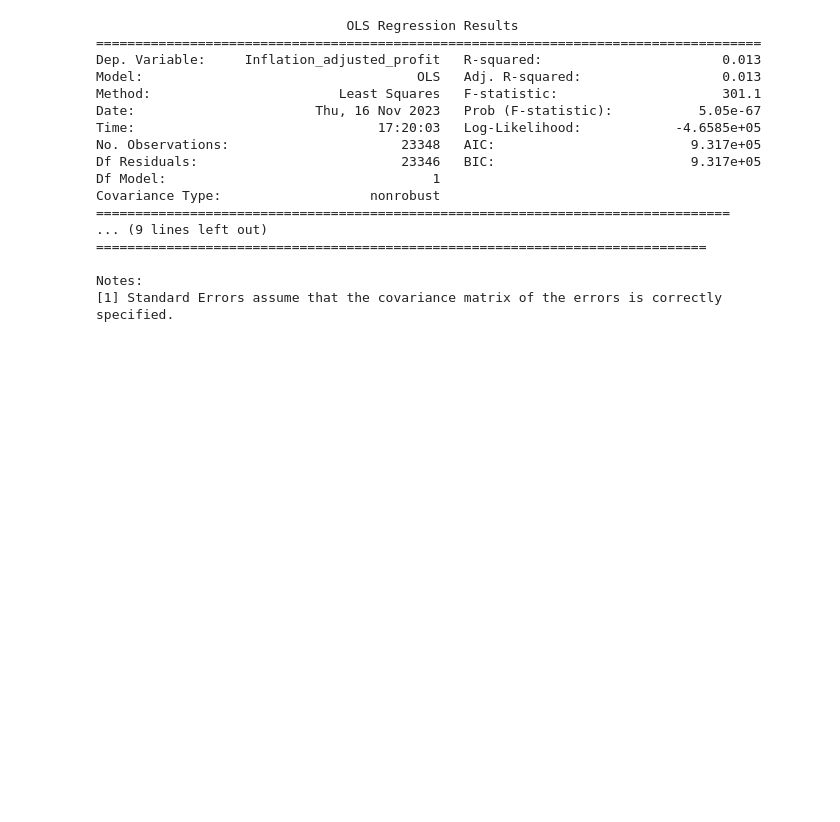
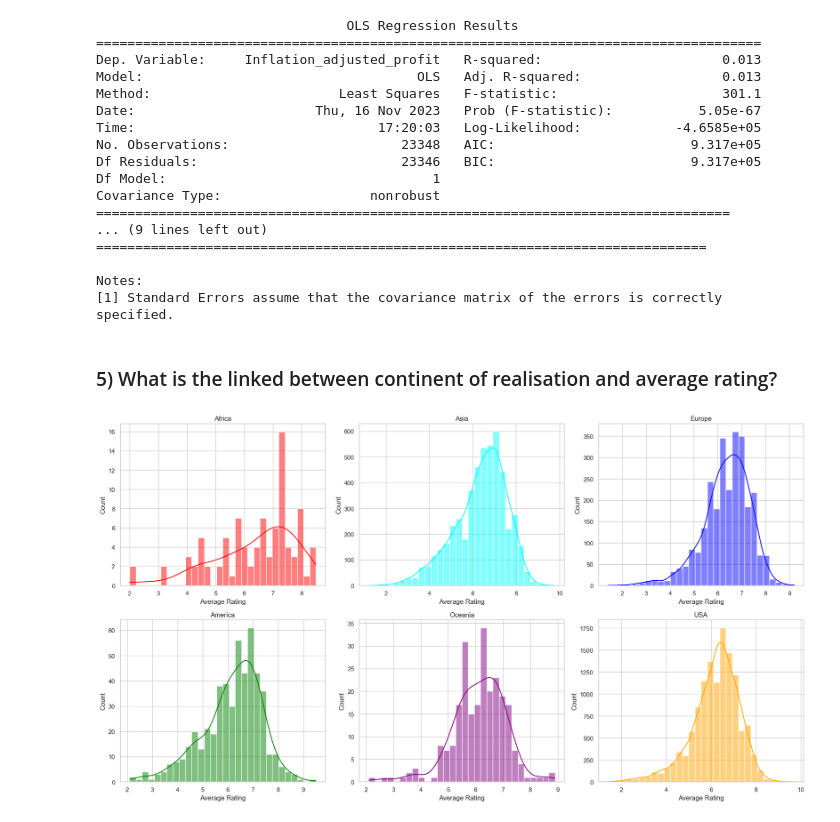
Before and after one commit to epfl-ada/ada-2023-project-bavmaresearch, a Jupyter notebook: Code/analysis_milestone_2.ipynb, the cells around one changed output. Saved outputs shown, nothing was run; the diff lists cells and outputs as text; code cells hidden in the pictures; blank space fills up the shorter version.

Commit message:
add countries ratings

```diff
--- a/Code/analysis_milestone_2.ipynb
+++ b/Code/analysis_milestone_2.ipynb
@@ -281,3 +281,42 @@ Covariance Type:                   nonrobust
 
 Notes:
 [1] Standard Errors assume that the covariance matrix of the errors is correctly specified.
+# %% [markdown]
+### 5) What is the linked between continent of realisation and average rating?
+# %%
+ig, axes = plt.subplots(nrows = 2, ncols = 3, figsize = (18, 10))
+
+sns.histplot(data = df_movie[df_movie.Main_continent == 'Africa'], bins=30, kde=True, x = 'averageRating', ax = axes[0, 0], color='red')
+axes[0, 0].set_title('Africa')
+axes[0, 0].set_xlabel('Average Rating')
+axes[0, 0].set_ylabel('Count')
+sns.histplot(data = df_movie[df_movie.Main_continent == 'Asia'], bins=30, kde=True, x = 'averageRating', ax = axes[0, 1], color='cyan')
+axes[0, 1].set_title('Asia')
+axes[0, 1].set_xlabel('Average Rating')
+axes[0, 1].set_ylabel('Count')
+sns.histplot(data = df_movie[df_movie.Main_continent == 'Europe'], bins=30, kde=True, x = 'averageRating', ax = axes[0, 2], color = 'blue')
+axes[0, 2].set_title('Europe')
+axes[0, 2].set_xlabel('Average Rating')
+axes[0, 2].set_ylabel('Count')
+sns.histplot(data = df_movie[df_movie.Main_continent == 'America'], bins=30, kde=True, x = 'averageRating', ax = axes[1, 0], color = 'green')
+axes[1, 0].set_title('America')
+axes[1, 0].set_xlabel('Average Rating')
+axes[1, 0].set_ylabel('Count')
+sns.histplot(data = df_movie[df_movie.Main_continent == 'Oceania'], bins=30, kde=True, x = 'averageRating', ax = axes[1, 1], color = 'purple')
+axes[1, 1].set_title('Oceania')
+axes[1, 1].set_xlabel('Average Rating')
+axes[1, 1].set_ylabel('Count')
+sns.histplot(data = df_movie[df_movie.Main_continent == 'USA'], bins=30, kde=True, x = 'averageRating', ax = axes[1, 2], color='orange')
+axes[1, 2].set_title('USA')
+axes[1, 2].set_xlabel('Average Rating')
+axes[1, 2].set_ylabel('Count')
+
+fig.text(0.5,0.95, "Distribution of movie average ratings per continent", fontsize=20, ha="center", va="center")
+
+# Adjust layout
+plt.tight_layout()
+
+# Display the plot
+plt.show()
+# %% [output]
+[figure, added]
```
